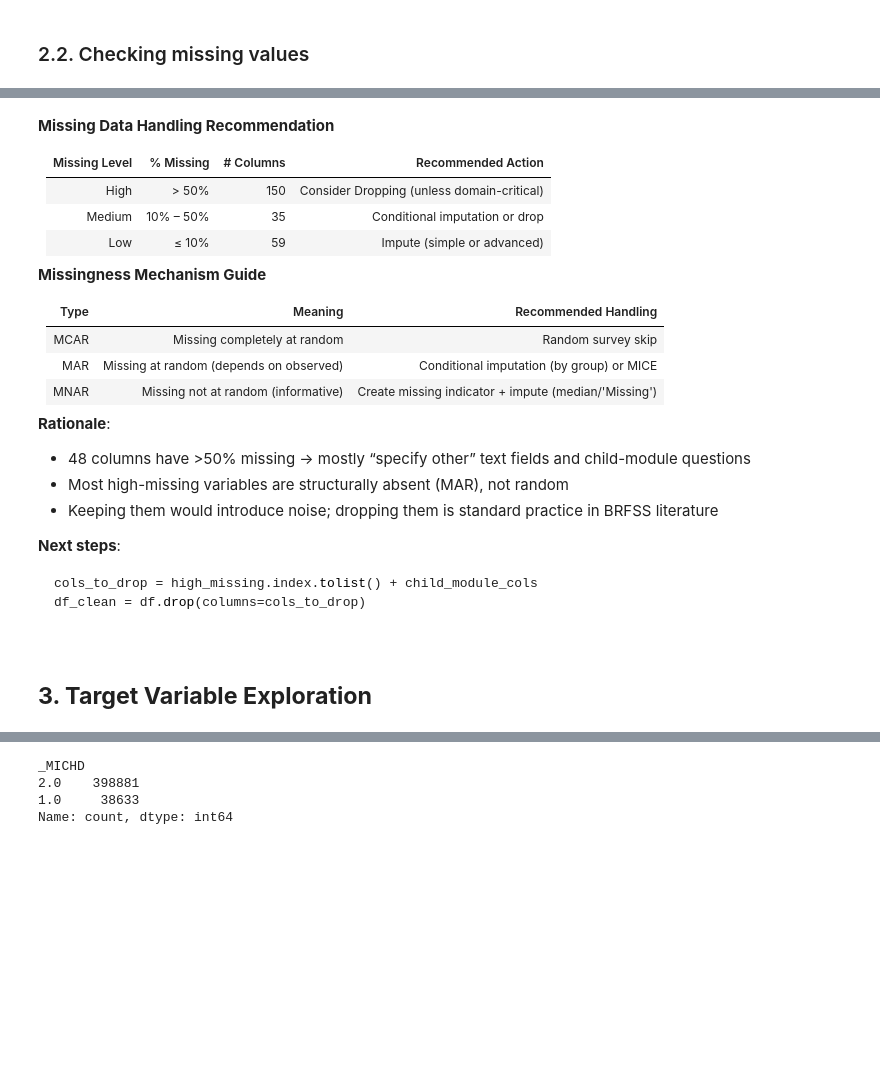
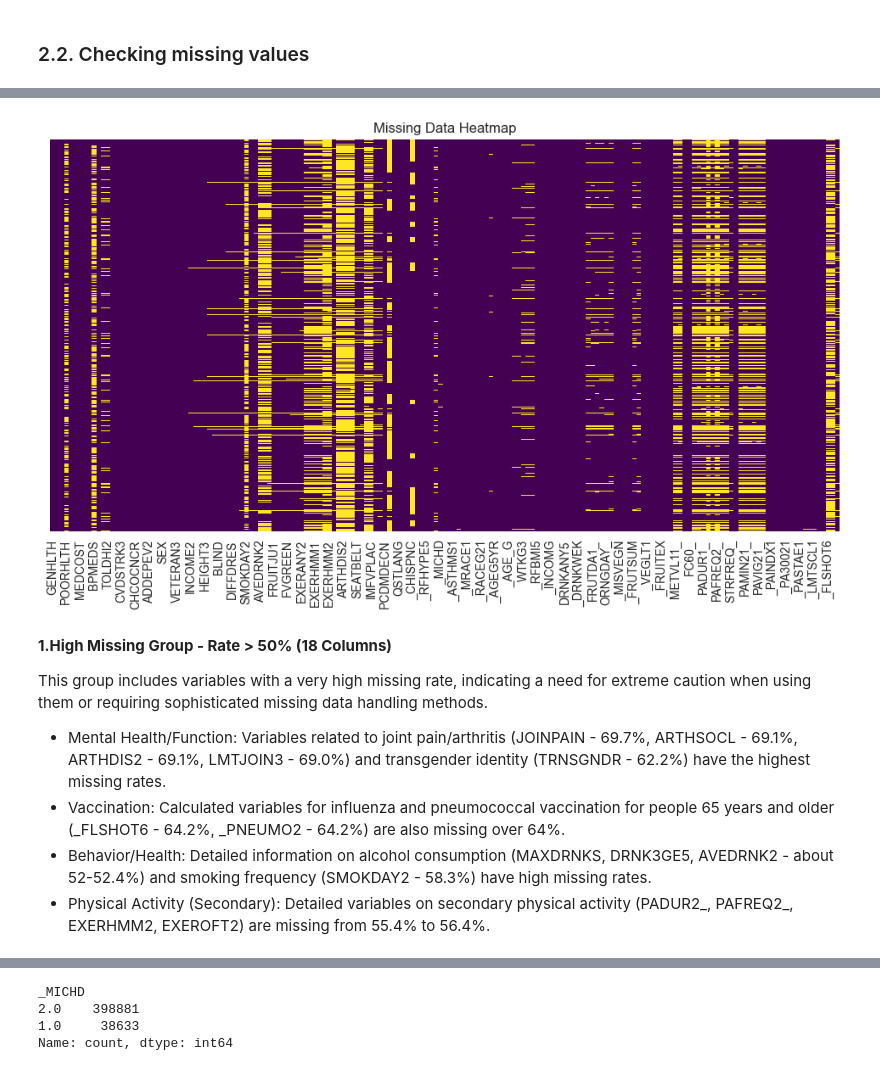
Before and after one commit to thuhang012/DataPrepPrj, a Jupyter notebook: notebooks/01_eda_raw.ipynb, the cells around one changed output, grey strips where cells are left out. Saved outputs shown, nothing was run; the diff lists cells and outputs as text; code cells hidden in the pictures; blank space fills up the shorter version.

````diff
--- a/notebooks/01_eda_raw.ipynb
+++ b/notebooks/01_eda_raw.ipynb
@@ -224,28 +195,16 @@ CHECKUP1         │    0.0% │ Time since last routine checkup
-# %% [markdown]
-**Missing Data Handling Recommendation**
-
-| Missing Level       | % Missing     | # Columns |Recommended Action                                 |
-|---------------------|---------------|----------------------------------------------------|-----------------------------------------------------|
-| High            | > 50%         | 150        | Consider Dropping (unless domain-critical)                   |
-| Medium          | 10% – 50%     | 35        | Conditional imputation or drop                      |
-| Low             | ≤ 10%         | 59       | Impute (simple or advanced)                         |
-
-**Missingness Mechanism Guide**
-
-| Type  | Meaning                                 |  Recommended Handling                                      |
-|-------|-----------------------------------------|------------------------------------------------------------|
-| MCAR  | Missing completely at random            | Random survey skip                                     | Simple imputation (mean/median/mode) or drop               |
-| MAR   | Missing at random (depends on observed) | Conditional imputation (by group) or MICE              |
-| MNAR  | Missing not at random (informative)     |  Create missing indicator + impute (median/'Missing')   |
-
-**Rationale**:
-- 48 columns have >50% missing → mostly “specify other” text fields and child-module questions
-- Most high-missing variables are structurally absent (MAR), not random
-- Keeping them would introduce noise; dropping them is standard practice in BRFSS literature
-
-**Next steps**:
-```python
-cols_to_drop = high_missing.index.tolist() + child_module_cols
-df_clean = df.drop(columns=cols_to_drop)
-# %% [markdown]
-## **3. Target Variable Exploration**
+# %%
+# Missing map
+plt.figure(figsize=(12, 6))
+sns.heatmap(df.isnull(), cbar=False, yticklabels=False, cmap='viridis')
+plt.title('Missing Data Heatmap')
+plt.show()
+# %% [output]
+[figure, added]
+# %% [markdown]
+**1.High Missing Group - Rate > 50% (18 Columns)**
+
+This group includes variables with a very high missing rate, indicating a need for extreme caution when using them or requiring sophisticated missing data handling methods.
+- Mental Health/Function: Variables related to joint pain/arthritis (JOINPAIN - 69.7%, ARTHSOCL - 69.1%, ARTHDIS2 - 69.1%, LMTJOIN3 - 69.0%) and transgender identity (TRNSGNDR - 62.2%) have the highest missing rates.
+- Vaccination: Calculated variables for influenza and pneumococcal vaccination for people 65 years and older (_FLSHOT6 - 64.2%, _PNEUMO2 - 64.2%) are also missing over 64%.
+- Behavior/Health: Detailed information on alcohol consumption (MAXDRNKS, DRNK3GE5, AVEDRNK2 - about 52-52.4%) and smoking frequency (SMOKDAY2 - 58.3%) have high missing rates.
+- Physical Activity (Secondary): Detailed variables on secondary physical activity (PADUR2_, PAFREQ2_, EXERHMM2, EXEROFT2) are missing from 55.4% to 56.4%.
````
Also changed, not shown: parts of 62 cells of this notebook, 1 other file.
